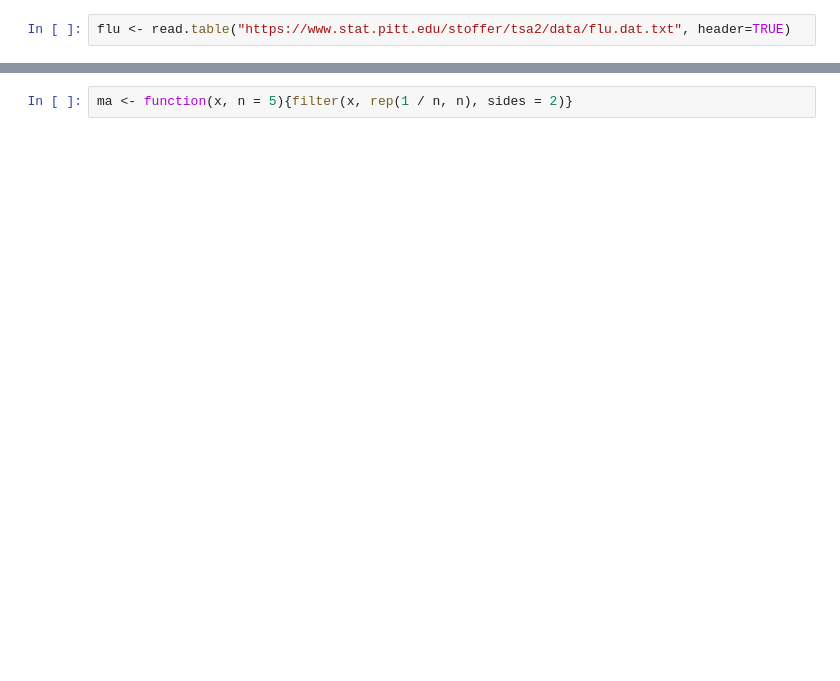
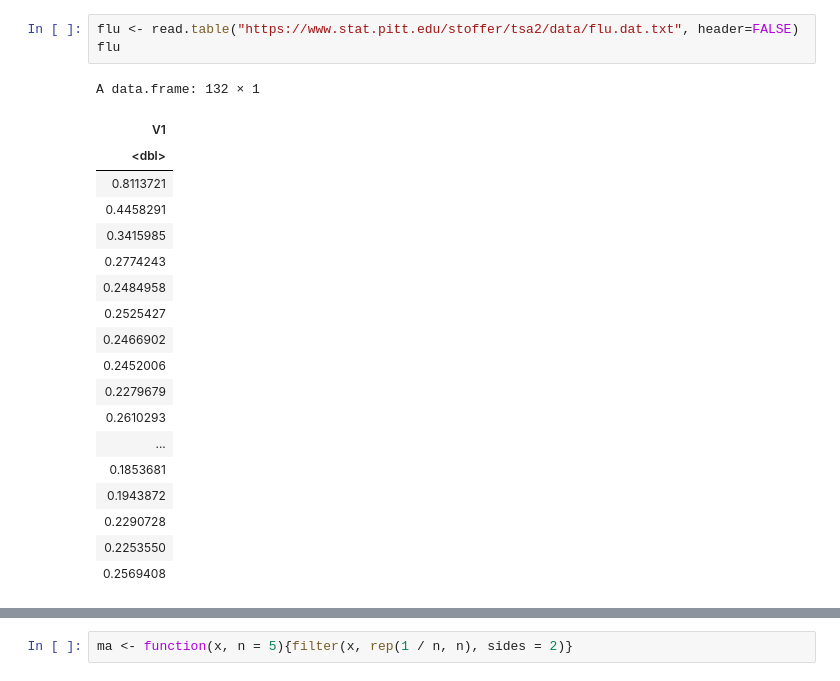
Before and after one commit to brunomb97/mat267-proyectos, a Jupyter notebook: proyecto01/proyecto01.ipynb, the cells around one changed output, grey strips where cells are left out. Cells and saved outputs as stored; diff of their text form; blank space fills up the shorter version.

```diff
--- a/proyecto01/proyecto01.ipynb
+++ b/proyecto01/proyecto01.ipynb
@@ -1,5 +1,26 @@
 # %%
-flu <- read.table("https://www.stat.pitt.edu/stoffer/tsa2/data/flu.dat.txt", header=TRUE)
+flu <- read.table("https://www.stat.pitt.edu/stoffer/tsa2/data/flu.dat.txt", header=FALSE)
+flu
+# %% [output]
+A data.frame: 132 × 1
+| V1 |
+| <dbl> |
+| 0.8113721 |
+| 0.4458291 |
+| 0.3415985 |
+| 0.2774243 |
+| 0.2484958 |
+| 0.2525427 |
+| 0.2466902 |
+| 0.2452006 |
+| 0.2279679 |
+| 0.2610293 |
+| ... |
+| 0.1853681 |
+| 0.1943872 |
+| 0.2290728 |
+| 0.2253550 |
+| 0.2569408 |
 # %%
 ts.plot(flu)
 # %% [output]
```
Also changed, not shown: parts of 9 cells of this notebook.
